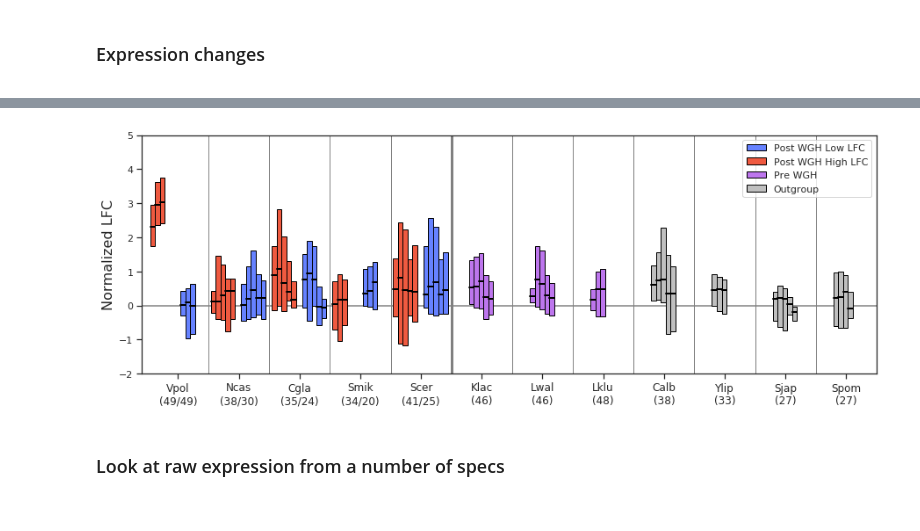
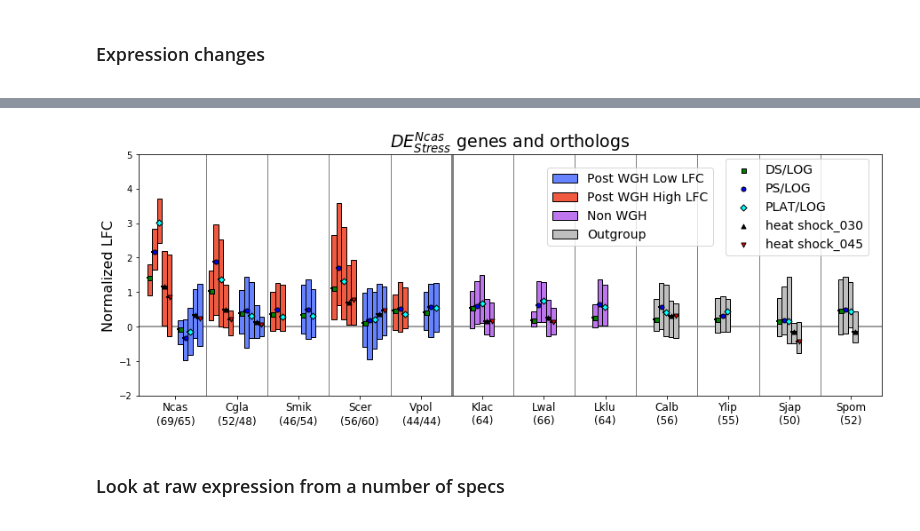
Before and after one commit to heineike02/yeast_esr_expression_analysis, a Jupyter notebook: scripts/20181210_goi_raw_exp_stress_resp_phylogeny.ipynb, the cells around one changed output, grey strips where cells are left out. Drawn from its saved outputs; the diff is of its cells as text; code cells hidden in the pictures.

```diff
--- a/scripts/20181210_goi_raw_exp_stress_resp_phylogeny.ipynb
+++ b/scripts/20181210_goi_raw_exp_stress_resp_phylogeny.ipynb
@@ -2444,0 +2892,8 @@ ohnologs_goi_scer_vpol.loc[:,['SC_common_name_low','SC_common_name_high']]
+# %%
+#what are the 25 that overlap for Ncas
+
+ohnologs_goi_scer_ncas = ohnologs_goi['Scer'].loc[set(ohnologs_goi['Ncas'].index)&set(ohnologs_goi['Scer'].index), ['genename_low', 'genename_high']]
+for level in ['low','high']:
+    ohnologs_goi_scer_ncas['SC_common_name_' + level] = yeast_esr_exp.SC_common_name_lookup(ohnologs_goi_scer_ncas['genename_'+level])
+
+ohnologs_goi_scer_ncas.loc[:,['SC_common_name_low','SC_common_name_high']]
@@ -2444,0 +2919,8 @@ ohnologs_goi_scer_vpol.loc[:,['SC_common_name_low','SC_common_name_high']]
+# %%
+#what are the 4 that overlap for Ncas and Vpol
+
+ohnologs_goi_vpol_ncas = ohnologs_goi['Scer'].loc[(set(ohnologs_goi_vpol_ncas.index) & set(ohnologs_goi['Scer'].index))]
+for level in ['low','high']:
+    ohnologs_goi_vpol_ncas['SC_common_name_' + level] = yeast_esr_exp.SC_common_name_lookup(ohnologs_goi_vpol_ncas['genename_'+level])
+
+ohnologs_goi_vpol_ncas.loc[:,['SC_common_name_low','SC_common_name_high']]
@@ -2450,8 +2937,8 @@ ohnologs_goi_scer_vpol.loc[:,['SC_common_name_low','SC_common_name_high']]
 
 #Map Regev data onto dataframe
 
-seed_spec = 'Vpol'
-sort_columns = 'PKAest'
+seed_spec = 'Ncas'  #'Scer' ,  'Ncas', 'Vpol'
+sort_column = 'PKAest'
 
 orth_dir_YGOB = os.path.normpath(data_processing_dir + 'ortholog_files_YGOB') + os.sep
 orth_dir_regev = os.path.normpath(data_processing_dir + 'ortholog_files_regev') + os.sep
@@ -2544,7 +3031,7 @@ spec_sets = {'Post WGH low' : [seed_spec] + spec_order_post_WGH,
 colors = {'low': '#6682ff', 'high':'#ef5a40', 'Pre WGH': '#bd76ed', 'Outgroup':'#bfbfbf'}
 legend_label_dict = {'low': 'Post WGH Low LFC',
                  'high': 'Post WGH High LFC',
-                 'Pre WGH': 'Pre WGH',
+                 'Pre WGH': 'Non WGH',
                  'Outgroup': 'Outgroup'}
 index = {'low':[],'high':[], 'Pre WGH':[], 'Outgroup':[]}
 data_mean = {'low':[],'high':[], 'Pre WGH':[], 'Outgroup':[]}
@@ -2576,7 +3063,9 @@ label_ind = []
 
 conds_pka_corr = ['DS/LOG', 'PS/LOG', 'PLAT/LOG','heat shock_030', 'heat shock_045']
 
+conds_pka_corr_markerprops = {'DS/LOG':('s','g'), 'PS/LOG':('o','blue'), 'PLAT/LOG': ('D','cyan'), 'heat shock_030':('^', 'k'), 'heat shock_045':('v','r')}  #9000f0, '#9b00a6', '#a34f00'
 
+median_markers = {cond:[] for cond in conds_pka_corr}
 
 all_conds = set(expression_data_df.columns)
 
@@ -2592,11 +3081,13 @@ for spec in spec_sets['Post WGH high']:
     for kk, cond_base in enumerate(conds_pka_corr):
         if spec + '_' + cond_base + '_high' in all_conds:
             for level in ['low', 'high']:
-                index[level].append(spacer + jj+bw*kk +level_space[level])
+                index_val = spacer + jj+bw*kk +level_space[level]
+                index[level].append(index_val)
                 column = expression_data_df[spec + '_' + cond_base + '_' + level]
                 data[level].append(column[~column.isna()])
                 #data_mean[level].append(column.mean())
                 #data_std[level].append(column.std())
+                median_markers[cond_base].append((index_val, column.median()))
                 N_spec_cond = sum(~(np.isnan(column)))
                 N_spec_old = data_N[level][spec]
                 data_N[level][spec] = min(N_spec_old, N_spec_cond)
@@ -2611,11 +3102,13 @@ for spec_set in ['Pre WGH', 'Outgroup']:
         label_ind.append(jj+0.5)
         for kk, cond_base in enumerate(conds_pka_corr):
             if spec + '_' + cond_base in all_conds:
-                index[spec_set].append(spacer + 0.25 + jj+bw*kk)
+                index_val = spacer + 0.25 + jj+bw*kk
+                index[spec_set].append(index_val)
                 column = expression_data_df[spec + '_' + cond_base]
                 data[spec_set].append(column[~column.isna()])
                 #data_mean['Pre WGH'].append(column.mean())
                 #data_std['Pre WGH'].append(column.std())
+                median_markers[cond_base].append((index_val, column.median()))
                 N_spec_cond = sum(~(np.isnan(column)))
                 N_spec_old = data_N[spec_set][spec]
                 data_N[spec_set][spec] = min(N_spec_old, N_spec_cond)
@@ -2632,42 +3125,59 @@ for subset_name in ['low', 'high', 'Pre WGH', 'Outgroup']:
     induction_bp = ax_induction.boxplot(subset_data, patch_artist=True, showfliers=False,
                                           positions = index[subset_name],
                                           widths = bw,
-                                          whis = 0.0
+                                          whis = 0.0,
+                                          zorder = 0
                                        )
     jj = 0
     for patch in induction_bp['boxes']:
         patch.set(facecolor=colors[subset_name])
         if jj == 0:
             legend_handles.append(patch)
         jj = jj+1
 
     plt.setp(induction_bp['medians'], color='black', linewidth=2.0)
 
     legend_labels.append(legend_label_dict[subset_name])
 
 #     induction_plot = ax_induction.bar(index[subset_name],subset_data, bw,
 #                  alpha=opacity,
 #                  color=colors[subset_name],
 #                  label=legend_labels[subset_name],
 #                  yerr = data_std[subset_name])
 #                  #bottom = bottom)
 
 ymax = 5.0
 ymin = -2.0
 ax_induction.vlines([len(spec_sets['Post WGH high'])], ymin = ymin, ymax = ymax, colors = 'gray',linewidth=3)
 ax_induction.vlines(list(range(len(spec_sets['Post WGH high']) + len(spec_sets['Pre WGH'])+len(spec_sets['Outgroup'])))[1:], ymin=ymin, ymax = ymax, colors = 'gray', linewidth = 1)
 ax_induction.set_xticklabels(label_order, fontdict={'size': 12})
 ax_induction.set_xlim(0, len(spec_sets['Post WGH high']) + len(spec_sets['Pre WGH'])+len(spec_sets['Outgroup']))
 ax_induction.set_xticks(label_ind)
 ax_induction.set_ylim(ymin,ymax)
 ax_induction.set_xlim(-0.1, len(label_ind))
-ax_induction.plot((-0.1,len(label_ind)),(0,0), color='grey')
+ax_induction.plot((-0.1,len(label_ind)),(0,0), color='grey', zorder=-1)
 ax_induction.set_ylabel('Normalized LFC', fontdict={'size': 16})
-ax_induction.legend(legend_handles, legend_labels )
+ax_induction.set_title('$DE_{Stress}^{'+ seed_spec + '}$ genes and orthologs', fontdict={'fontsize':19}) #: Normalized LFC in response to stress (Roy et al. 2013, Thompson et al. 2013)',)
+
+# ax_induction.legend(legend_handles, legend_labels )
+leg1 = ax_induction.legend(legend_handles, legend_labels, prop={'size':14}, loc = (0.55,0.62) )
+
+
+# Plot medians with chosen markers
+
+for cond in conds_pka_corr:
+    markers_df = pd.DataFrame(median_markers[cond])
+    marker, color = conds_pka_corr_markerprops[cond]
+    ax_induction.scatter(markers_df[0],markers_df[1],marker=marker, color=color, edgecolor='k',zorder=1, s=25, label = cond)
+
+leg2 = ax_induction.legend(loc = (0.79,0.58), prop={'size':14})
+
+ax_induction.add_artist(leg1)
+
 
 fig_induction.savefig(figsave_dir + 'conservation_induction_' + seed_spec + '.svg')
 # %% [output]
-[figure, old version]
+[figure, new version]
 # %% [markdown]
 ### Look at raw expression from a number of specs
 
```
Also changed, not shown: parts of 29 cells of this notebook, 3 other files.
